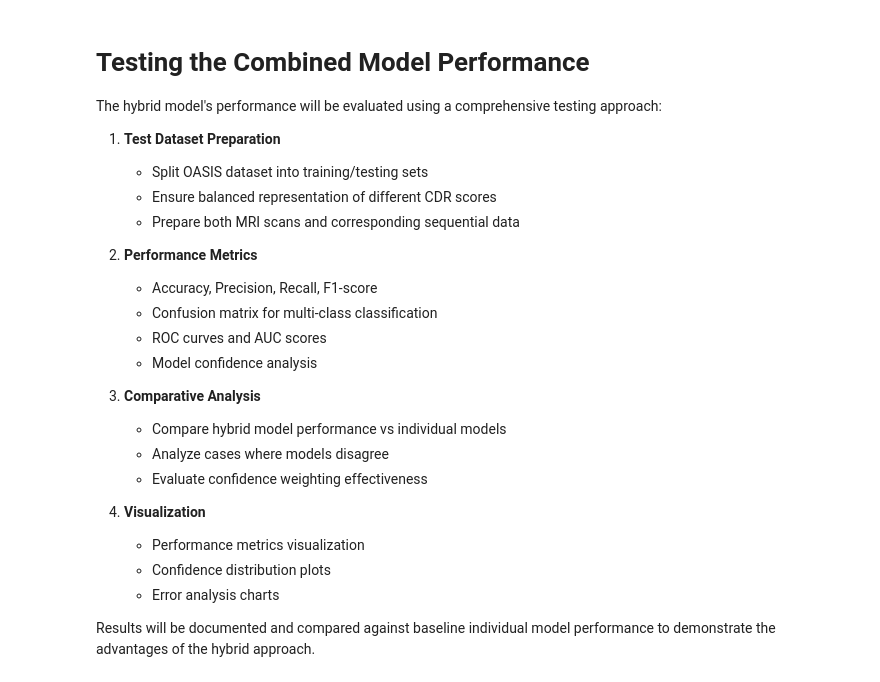
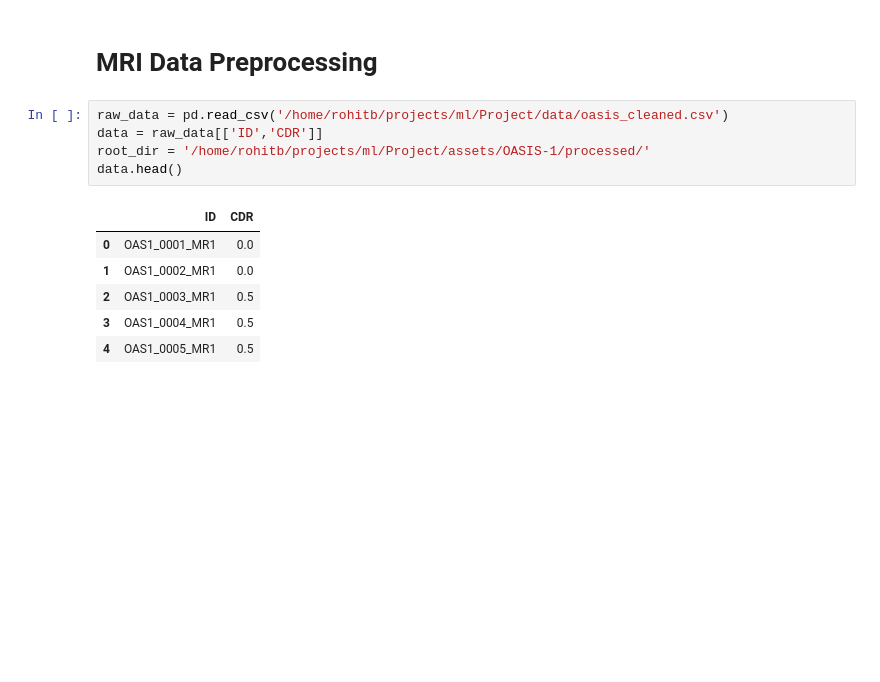
Before and after one commit to RohitBhandarkar/Hybrid-Machine-Learning-Model-for-Early-Detection-of-Alzheimer-s-Disease, a Jupyter notebook: hybrid_model.ipynb, the cells around one changed output. Cells and saved outputs as stored; diff of their text form; blank space fills up the shorter version.

```diff
--- a/hybrid_model.ipynb
+++ b/hybrid_model.ipynb
@@ -105,27 +34,14 @@ https://scikit-learn.org/stable/model_persistence.html#security-maintainability-
-# %% [markdown]
-# Testing the Combined Model Performance
-
-The hybrid model's performance will be evaluated using a comprehensive testing approach:
-
-1. **Test Dataset Preparation**
-   - Split OASIS dataset into training/testing sets
-   - Ensure balanced representation of different CDR scores
-   - Prepare both MRI scans and corresponding sequential data
-
-2. **Performance Metrics**
-   - Accuracy, Precision, Recall, F1-score
-   - Confusion matrix for multi-class classification
-   - ROC curves and AUC scores
-   - Model confidence analysis
-
-3. **Comparative Analysis**
-   - Compare hybrid model performance vs individual models
-   - Analyze cases where models disagree
-   - Evaluate confidence weighting effectiveness
-
-4. **Visualization**
-   - Performance metrics visualization
-   - Confidence distribution plots
-   - Error analysis charts
-
-Results will be documented and compared against baseline individual model performance to demonstrate the advantages of the hybrid approach.
+# %% [markdown]
+# MRI Data Preprocessing
+# %%
+raw_data = pd.read_csv('/home/rohitb/projects/ml/Project/data/oasis_cleaned.csv')
+data = raw_data[['ID','CDR']]
+root_dir = '/home/rohitb/projects/ml/Project/assets/OASIS-1/processed/'
+data.head()
+# %% [output]
+|  | ID | CDR |
+| 0 | OAS1_0001_MR1 | 0.0 |
+| 1 | OAS1_0002_MR1 | 0.0 |
+| 2 | OAS1_0003_MR1 | 0.5 |
+| 3 | OAS1_0004_MR1 | 0.5 |
+| 4 | OAS1_0005_MR1 | 0.5 |
```
Also changed, not shown: parts of 13 cells of this notebook, 20 other files.
